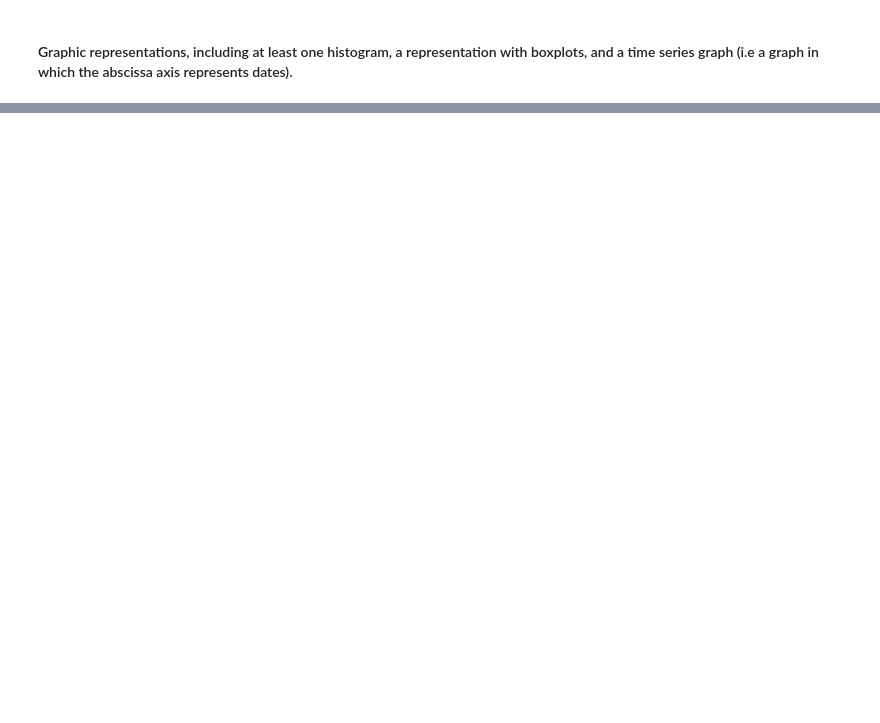
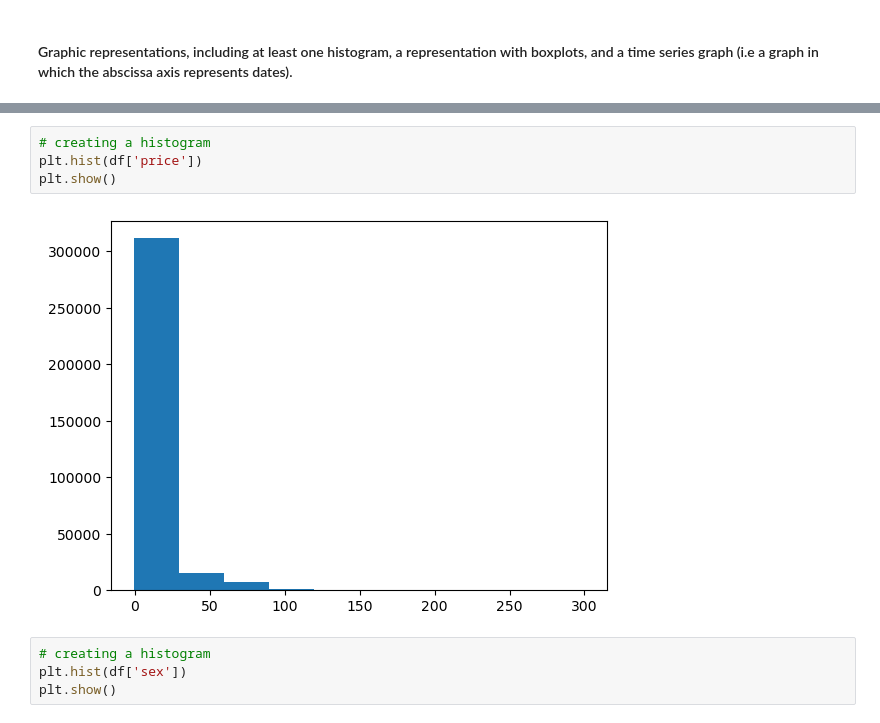
Before and after one commit to lakelure2020/OpenClassroom, a Jupyter notebook: Exploratory_Data_Analysis_with_Python.ipynb, the cells around one changed output, grey strips where cells are left out. Saved outputs shown, nothing was run; the diff lists cells and outputs as text; blank space fills up the shorter version.

```diff
--- a/Exploratory_Data_Analysis_with_Python.ipynb
+++ b/Exploratory_Data_Analysis_with_Python.ipynb
@@ -308,0 +319,10 @@ plt.plot(x, y, label='gini_coefficient', color='blue')
+# %%
+# creating a histogram
+plt.hist(df['price'])
+plt.show()
+# %% [output]
+[figure, added]
+# %%
+# creating a histogram
+plt.hist(df['sex'])
+plt.show()
```
Also changed, not shown: parts of 11 cells of this notebook.
